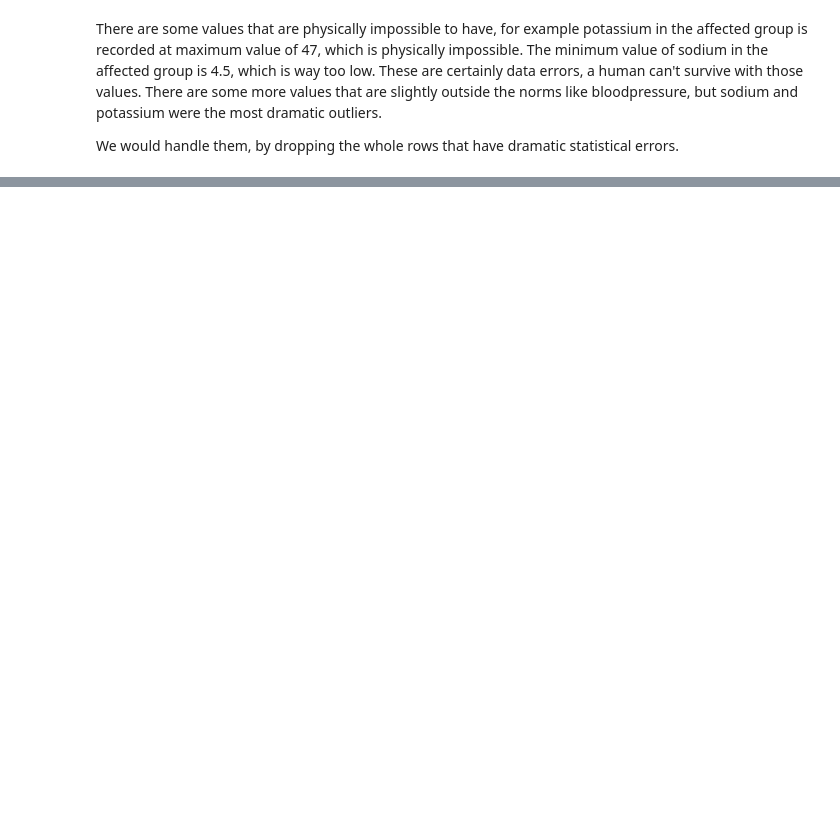
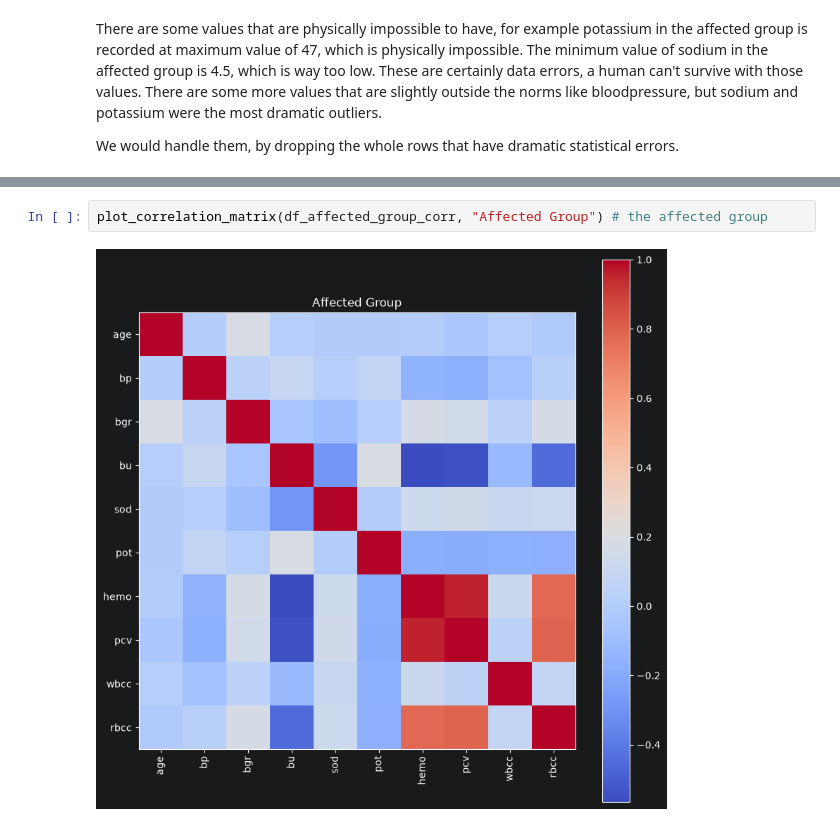
Before and after one commit to alekkiq/dkko-g2, a Jupyter notebook: assignments/mod_1_2.ipynb, the cells around one changed output, grey strips where cells are left out. Saved outputs shown, nothing was run; the diff lists cells and outputs as text; blank space fills up the shorter version.

```diff
--- a/assignments/mod_1_2.ipynb
+++ b/assignments/mod_1_2.ipynb
@@ -172,0 +195,4 @@ for aleksput
+# %%
+plot_correlation_matrix(df_affected_group_corr, "Affected Group") # the affected group
+# %% [output]
+[figure, added]
```
Also changed, not shown: parts of 9 cells of this notebook.
